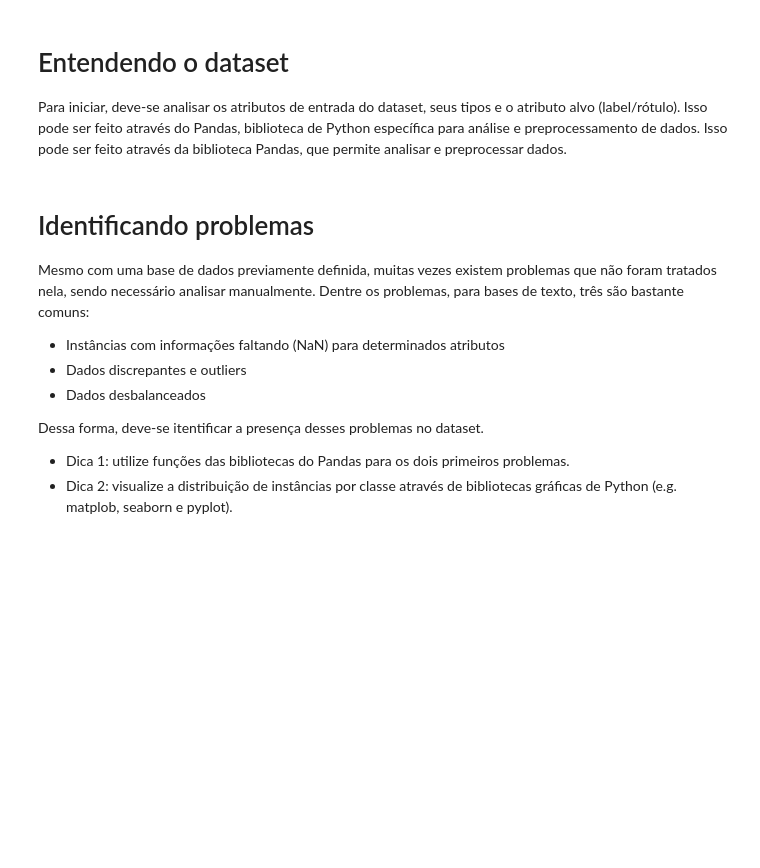
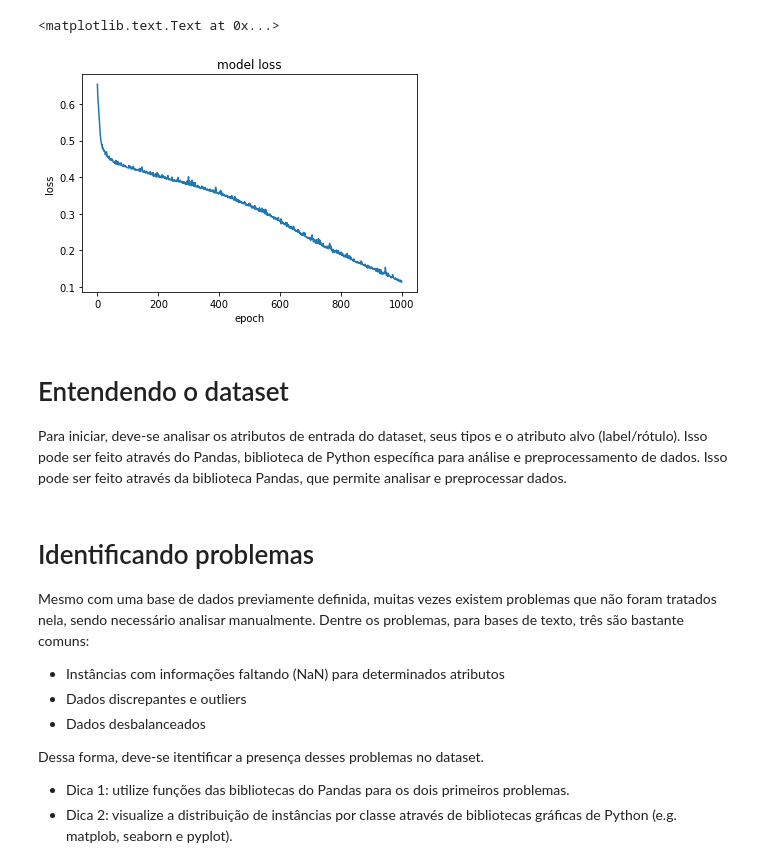
Before and after one commit to alvesmarcos/deep-learning, a Jupyter notebook: CI1107219/Manipulando dados/Manipulando Dados.ipynb, the cells around one changed output. Cells and saved outputs as stored; diff of their text form; code cells hidden in the pictures; blank space fills up the shorter version.

```diff
--- a/CI1107219/Manipulando dados/Manipulando Dados.ipynb
+++ b/CI1107219/Manipulando dados/Manipulando Dados.ipynb
@@ -83,0 +158,8 @@ See the caveats in the documentation: http://pandas.pydata.org/pandas-docs/stabl
+# %%
+plt.plot(history.history['loss'])
+plt.title('model loss')
+plt.ylabel('loss')
+plt.xlabel('epoch')
+# %% [output]
+<matplotlib.text.Text at 0x...>
+[figure, added]
```
Also changed, not shown: parts of 13 cells of this notebook, 1 other file.
